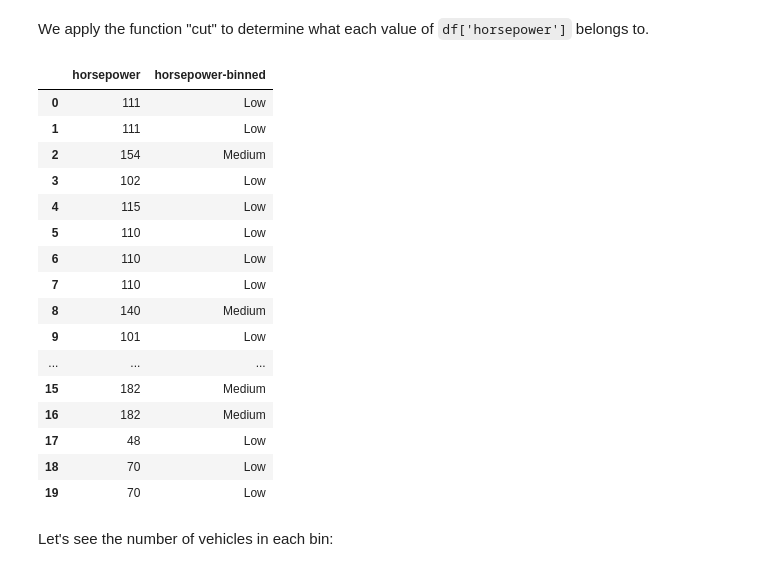
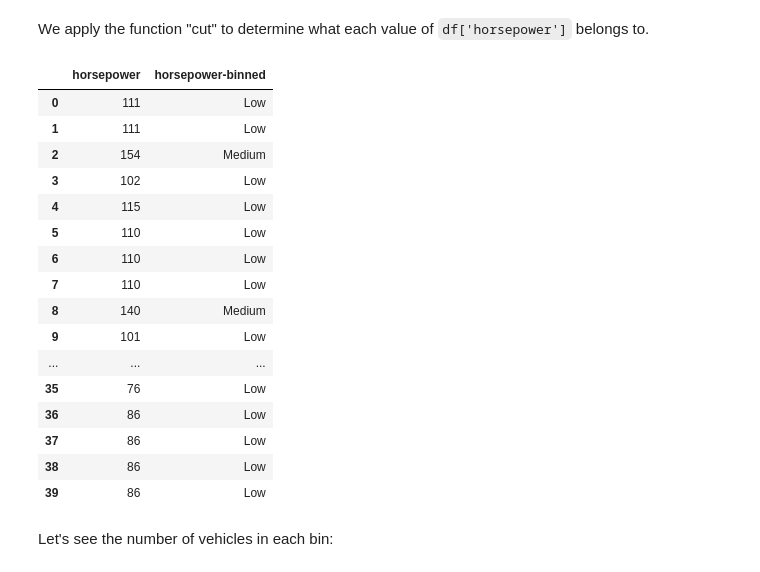
Before and after one commit to tobigrassani/IBM-Data-Science-Professional-Certificate, a Jupyter notebook: Data analysis with Python/Data-Wrangling.ipynb, the cells around one changed output. Cells and saved outputs as stored; diff of their text form; code cells hidden in the pictures.

```diff
--- a/Data analysis with Python/Data-Wrangling.ipynb
+++ b/Data analysis with Python/Data-Wrangling.ipynb
@@ -597,25 +597,25 @@ group_names = ['Low', 'Medium', 'High']
  We apply the function "cut" to determine what each value of `df['horsepower']` belongs to.
 # %%
 df['horsepower-binned'] = pd.cut(df['horsepower'], bins, labels=group_names, include_lowest=True )
-df[['horsepower','horsepower-binned']].head(20)
+df[['horsepower','horsepower-binned']].head(40)
 # %% [output]
 |  | horsepower | horsepower-binned |
 | 0 | 111 | Low |
 | 1 | 111 | Low |
 | 2 | 154 | Medium |
 | 3 | 102 | Low |
 | 4 | 115 | Low |
 | 5 | 110 | Low |
 | 6 | 110 | Low |
 | 7 | 110 | Low |
 | 8 | 140 | Medium |
 | 9 | 101 | Low |
 | ... | ... | ... |
-| 15 | 182 | Medium |
-| 16 | 182 | Medium |
-| 17 | 48 | Low |
-| 18 | 70 | Low |
-| 19 | 70 | Low |
+| 35 | 76 | Low |
+| 36 | 86 | Low |
+| 37 | 86 | Low |
+| 38 | 86 | Low |
+| 39 | 86 | Low |
 # %% [markdown]
 Let's see the number of vehicles in each bin:
 # %%
```
Also changed, not shown: parts of 8 cells of this notebook, 1 other file.
